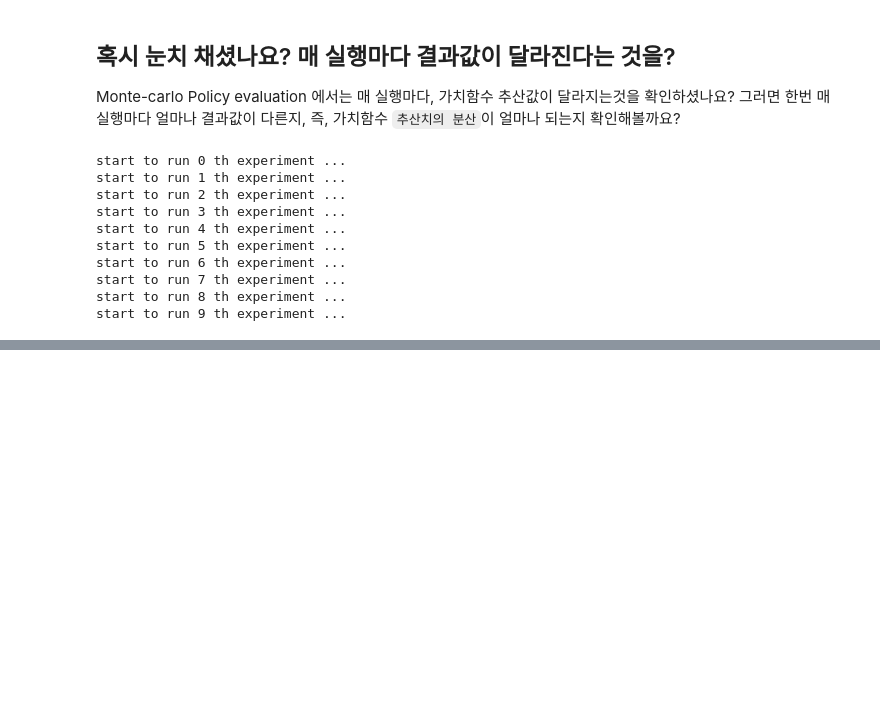
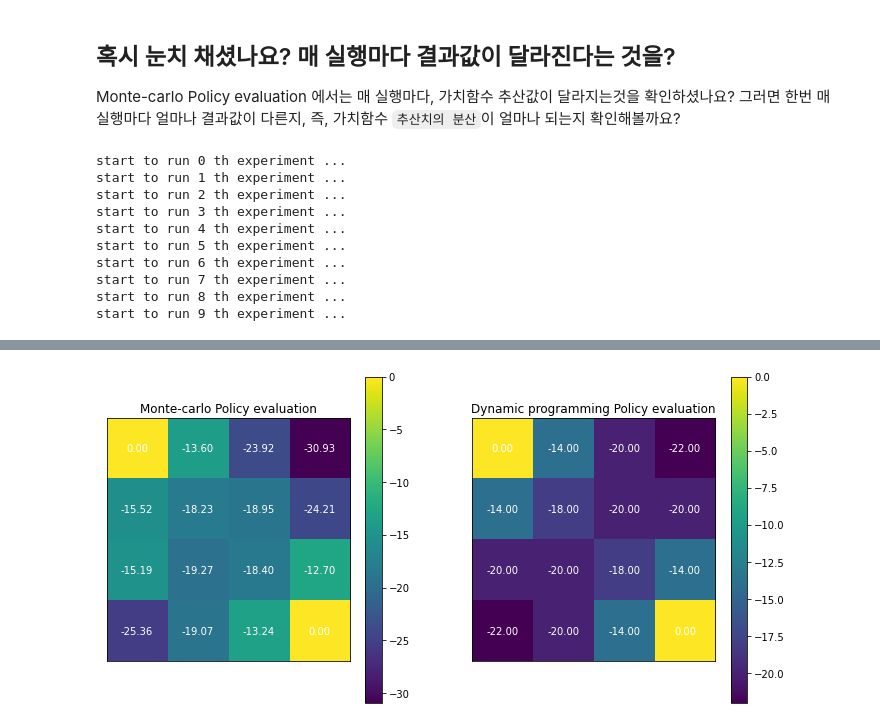
Before and after one commit to greenmonn/rl-playground, a Jupyter notebook: MC prediction.ipynb, the cells around one changed output, grey strips where cells are left out. Saved outputs shown, nothing was run; the diff lists cells and outputs as text; code cells hidden in the pictures; blank space fills up the shorter version.

```diff
--- a/MC prediction.ipynb
+++ b/MC prediction.ipynb
@@ -249,0 +433,6 @@ _ = ax[1].set_title("Dynamic programming Policy evaluation")
+# %%
+run_mc_agent_with_lr(agent=mc_agent,
+                     env=env,
+                     lr=1e-1)
+# %% [output]
+[figure, added]
```
Also changed, not shown: parts of 24 cells of this notebook, 8 other files.
